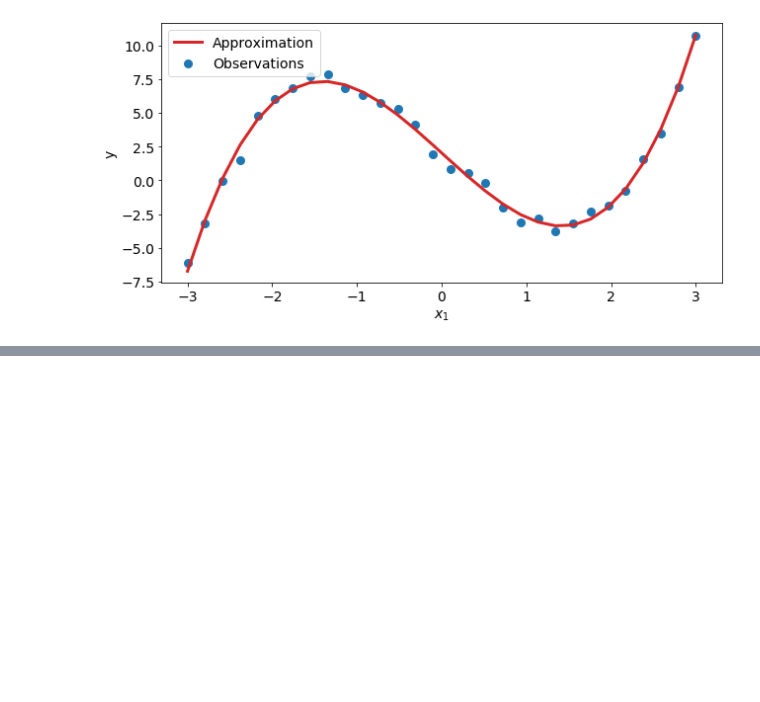
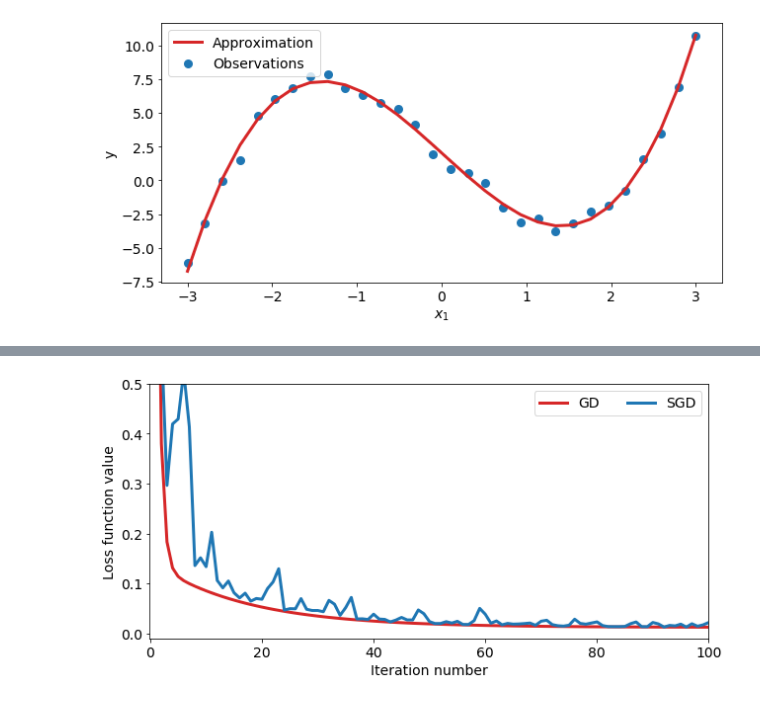
Before and after one commit to hushchyn-mikhail/acronis_ml, a Jupyter notebook: function_approximation.ipynb, the cells around one changed output, grey strips where cells are left out. Drawn from its saved outputs; the diff is of its cells as text; code cells hidden in the pictures; blank space fills up the shorter version.

```diff
--- a/function_approximation.ipynb
+++ b/function_approximation.ipynb
@@ -99,0 +114,21 @@ plt.show()
+# %%
+def loss(beta, X, y, SGD=False):
+    if not SGD:
+        R = X.dot(beta) - y
+        val = 1. * (R.T).dot(R) / len(X)
+    else:
+        R = X.dot(beta) - y
+        k = np.random.RandomState(None).randint(low=0, high=len(X)-1)
+        val = 1. * (R[[k]].T).dot(R[[k]]) / len(X[[k], :])
+    return val
+
+def grad(beta, X, y, SGD=False):
+
+    if not SGD:
+        R = X.dot(beta) - y
+        g = 2. * (X.T).dot(R) / len(X)
+    else:
+        k = np.random.RandomState(None).randint(low=0, high=len(X)-1)
+        R = X.dot(beta) - y
+        g = 2. * (X[[k], :].T).dot(R[[k]]) / len(X[[k], :])
+    return g
@@ -99,0 +260,24 @@ plt.show()
+# %%
+plt.figure(figsize=(9, 4.5))
+
+#plt.plot(X[:, 1], y_ideal, linewidth=2, label=r"$y = 1 + 0.2x_{1}$", color='0')
+plt.plot(loss_iters, linewidth=3, label="GD", color='C3')
+plt.plot(loss_iters_sgd, linewidth=3, label="SGD", color='C0')
+
+plt.xlabel(r'Iteration number', size=14)
+plt.xticks(size=14)
+
+plt.ylabel(r"Loss function value", size=14)
+plt.yticks(size=14)
+
+plt.xlim(-0.1, 100)
+plt.ylim(-0.01, .5)
+
+
+plt.legend(loc='best', fontsize=14, ncol=2)
+
+plt.tight_layout()
+plt.savefig(fname="plots/approximation_example_3_2.pdf", format="pdf")
+plt.show()
+# %% [output]
+[figure, added]
```
Also changed, not shown: parts of 7 cells of this notebook, 5 other files.
